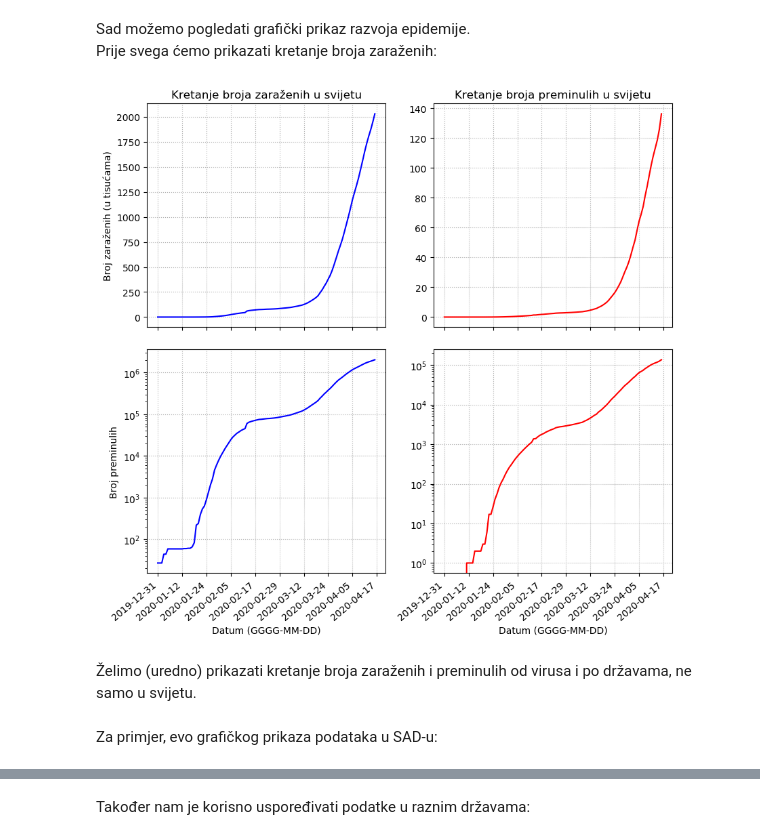
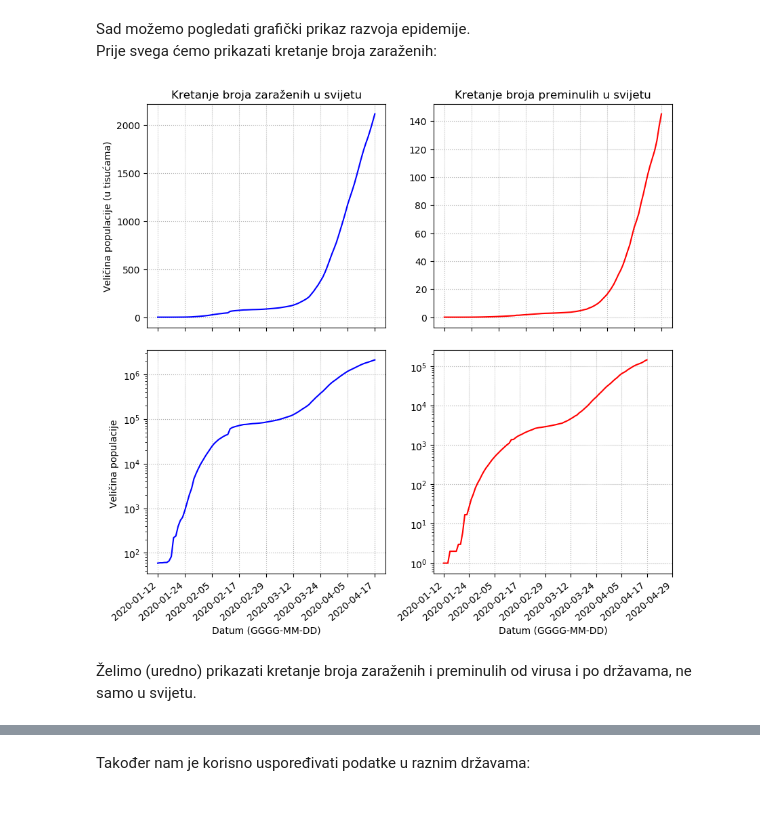
Before and after one commit to dominikmik195/mat_soft, a Jupyter notebook: corona_formal.ipynb, the cells around one changed output, grey strips where cells are left out. Drawn from its saved outputs; the diff is of its cells as text; code cells hidden in the pictures; blank space fills up the shorter version.

```diff
--- a/corona_formal.ipynb
+++ b/corona_formal.ipynb
@@ -54,42 +54,62 @@ plt.rcParams['figure.max_open_warning'] = 50
 %matplotlib agg
 
 @lru_cache()
 def izdvoji_državu(država):
+    if država == 'World': return izdvoji_državu('China')
     return data[data['Country'] == država]
 
 def ukupno_dnevno_stanje(argument):
     lista=[]
     suma = 0
     for broj in data.groupby(['Date']).sum()[argument]:
         suma += broj
         lista.append(suma)
     return lista
 
+def lista_dnevno_stanje(država, argument):
+    if država == 'World': return ukupno_dnevno_stanje(argument)
+    lista = []
+    i=-1
+    for dnevno_stanje in np.array(izdvoji_državu(država)[argument]):
+        if i==-1: lista.append(int(dnevno_stanje))
+        else: lista.append(int(dnevno_stanje)+lista[i])
+        i +=1
+    return lista
+
 pridjevi = {'Cases': 'zaraženi', 'Deaths':'preminuli', 0:'Cases', 1:'Deaths'}
 skale = {0:'linear', 1:'log'}
 boje = {0:'blue', 1:'red'}
-jedinica = {0:1000, 1:1, 2:'h (u tisućama)', 3: 'h'}
+jedinica = {0:1000, 1:1, 2:'(u tisućama)', 3: ''}
+države = {država:'državi: \n'+ država.replace('_', ' ') for država in data['Country'].drop_duplicates()}
+države['World'] = 'svijetu'
 
-def pokaži_stanje_u_svijetu():
-    n = (dt.datetime(2020, 4, 17)-dt.datetime(2019, 12, 31)).days
-    base =dt.datetime(2019, 12, 31)
-    dates2 = np.array([base + dt.timedelta(days = i*(n//9)) for i in range (0, 10)])
+def prikaz_kontinuiranog_stanja(država):
+    #n = (dt.datetime(2020, 4, 17)-dt.datetime(2019, 12, 31)).days
+    #base =dt.datetime(2019, 12, 31)
+    dates = np.array(izdvoji_državu(država)['Date'])
+    k = 0
+    for broj in izdvoji_državu(država)['Cases']:
+        if broj == 0: k += 1
+    if k > 2: k -= 2
+    n = dates[k:].shape[0]//8
+    base = dates[k]
+    dates2 = np.array([base + np.timedelta64(i*n, 'D') for i in range (0, 10)])
     fig, ax = plt.subplots(nrows=2, ncols=2, sharex=True, squeeze=True, figsize=(10, 9), gridspec_kw=dict(hspace=0.1))
     plt.xticks(rotation=40, ha='right')
     for i in range (0, 2):
         for j in range (0, 2):
-            ax[i][j].plot(np.array(izdvoji_državu('China')['Date']), np.array(ukupno_dnevno_stanje(pridjevi[j]))/jedinica[i], color=boje[j])
-            ax[0][j].set_title('Kretanje broja ' + pridjevi[pridjevi[j]] + 'h u svijetu', fontsize='large')
-            ax[i][0].set_ylabel('Broj ' + pridjevi[pridjevi[i]] + jedinica[i+2])
+            ax[i][j].plot(dates[k:], np.array(lista_dnevno_stanje(država, pridjevi[j]))[k:]/jedinica[i], color=boje[j])
+            ax[0][j].set_title('Kretanje broja ' + pridjevi[pridjevi[j]] + 'h u ' + države[država], fontsize='large')
+            ax[i][0].set_ylabel('Veličina populacije ' + jedinica[i+2])
             ax[1][j].set_xlabel('Datum (GGGG-MM-DD)', fontsize='medium')
             ax[i][j].set_yscale(skale[i])
             plt.setp( ax[i][j].xaxis.get_majorticklabels(), rotation=40, ha='right')
             ax[i][j].set_xticks(dates2)
             ax[i][j].grid(linestyle = ':')
     return fig
 
-pokaži_stanje_u_svijetu()
+prikaz_kontinuiranog_stanja('World')
 # %% [output]
-[figure, old version]
+[figure, new version]
 # %% [markdown]
 Želimo (uredno) prikazati kretanje broja zaraženih i preminulih od virusa i po državama, ne samo u svijetu.
@@ -129,2 +115,0 @@ def prikaz_kontinuiranog_stanja(država, argument):
-# %% [markdown]
-Za primjer, evo grafičkog prikaza podataka u SAD-u:
```
Also changed, not shown: parts of 12 cells of this notebook, 1 other file.
